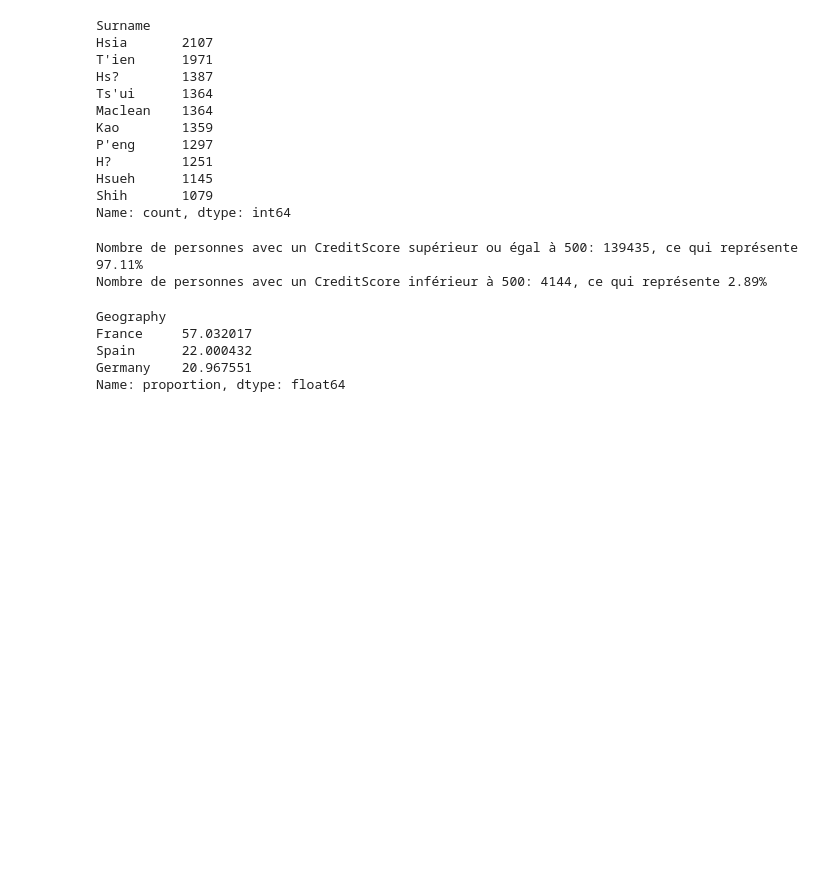
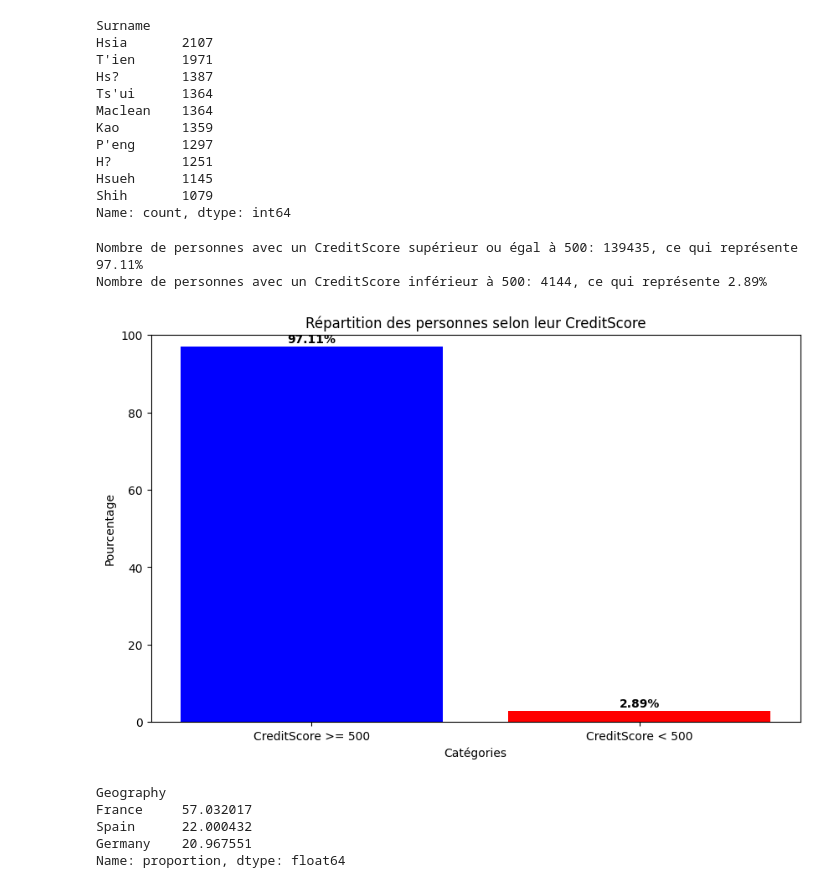
Before and after one commit to lathiam/projet-de-classification, a Jupyter notebook: Analyse.ipynb, the cells around one changed output. Drawn from its saved outputs; the diff is of its cells as text; code cells hidden in the pictures; blank space fills up the shorter version.

Commit message:
Ajout visualisations analyse univariée variable discrete

```diff
--- a/Analyse.ipynb
+++ b/Analyse.ipynb
@@ -82,6 +82,25 @@ print(f"Nombre de personnes avec un CreditScore inférieur à 500: {below_500},
 # %% [output]
 Nombre de personnes avec un CreditScore supérieur ou égal à 500: 139435, ce qui représente 97.11%
 Nombre de personnes avec un CreditScore inférieur à 500: 4144, ce qui représente 2.89%
+# %%
+categories = ['CreditScore >= 500', 'CreditScore < 500']
+values = [above_500_percentage, below_500_percentage]
+
+# Création du graphique
+plt.figure(figsize=(10, 6))
+plt.bar(categories, values, color=['blue', 'red'])
+plt.xlabel('Catégories')
+plt.ylabel('Pourcentage')
+plt.title('Répartition des personnes selon leur CreditScore')
+plt.ylim(0, 100)
+
+# Affichage des pourcentages sur les barres
+for i, v in enumerate(values):
+    plt.text(i, v + 1, f"{v:.2f}%", ha='center', fontweight='bold')
+
+plt.show()
+# %% [output]
+[figure, added]
 # %%
 df['Geography'].value_counts()
 Geography_counts = df['Geography'].value_counts(normalize=True) * 100
```
Also changed, not shown: parts of 5 cells of this notebook.
